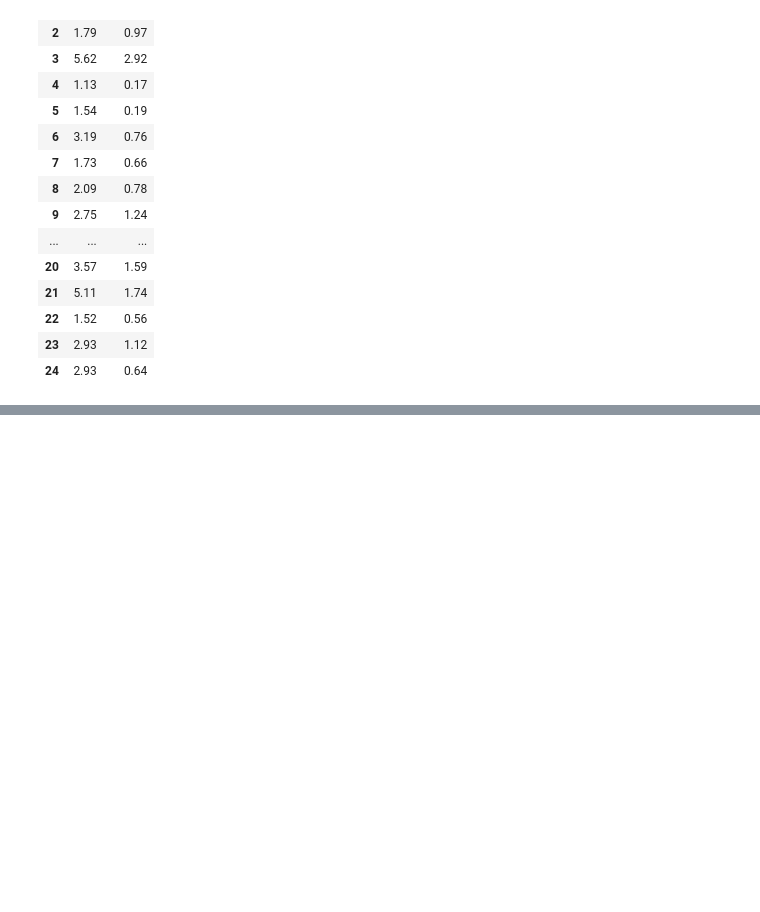
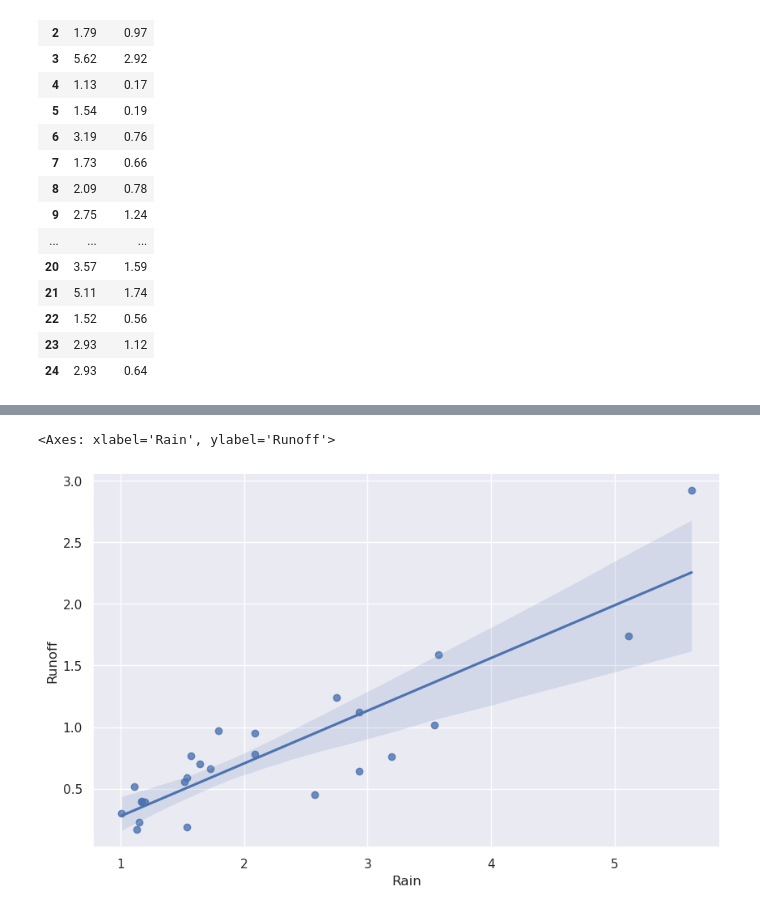
Before and after one commit to newbooks/plot_demo, a Jupyter notebook: demo.ipynb, the cells around one changed output, grey strips where cells are left out. Saved outputs shown, nothing was run; the diff lists cells and outputs as text; code cells hidden in the pictures; blank space fills up the shorter version.

```diff
--- a/demo.ipynb
+++ b/demo.ipynb
@@ -39,0 +44,8 @@ KeyError: 'Runoff'
+# %%
+# add a regression line
+import seaborn as sns
+sns.set(rc={'figure.figsize':(10,6)})
+sns.regplot(x=run_offs['Rain'], y=run_offs['Runoff'])
+# %% [output]
+<Axes: xlabel='Rain', ylabel='Runoff'>
+[figure, added]
```
Also changed, not shown: parts of 3 cells of this notebook, 1 other file.
